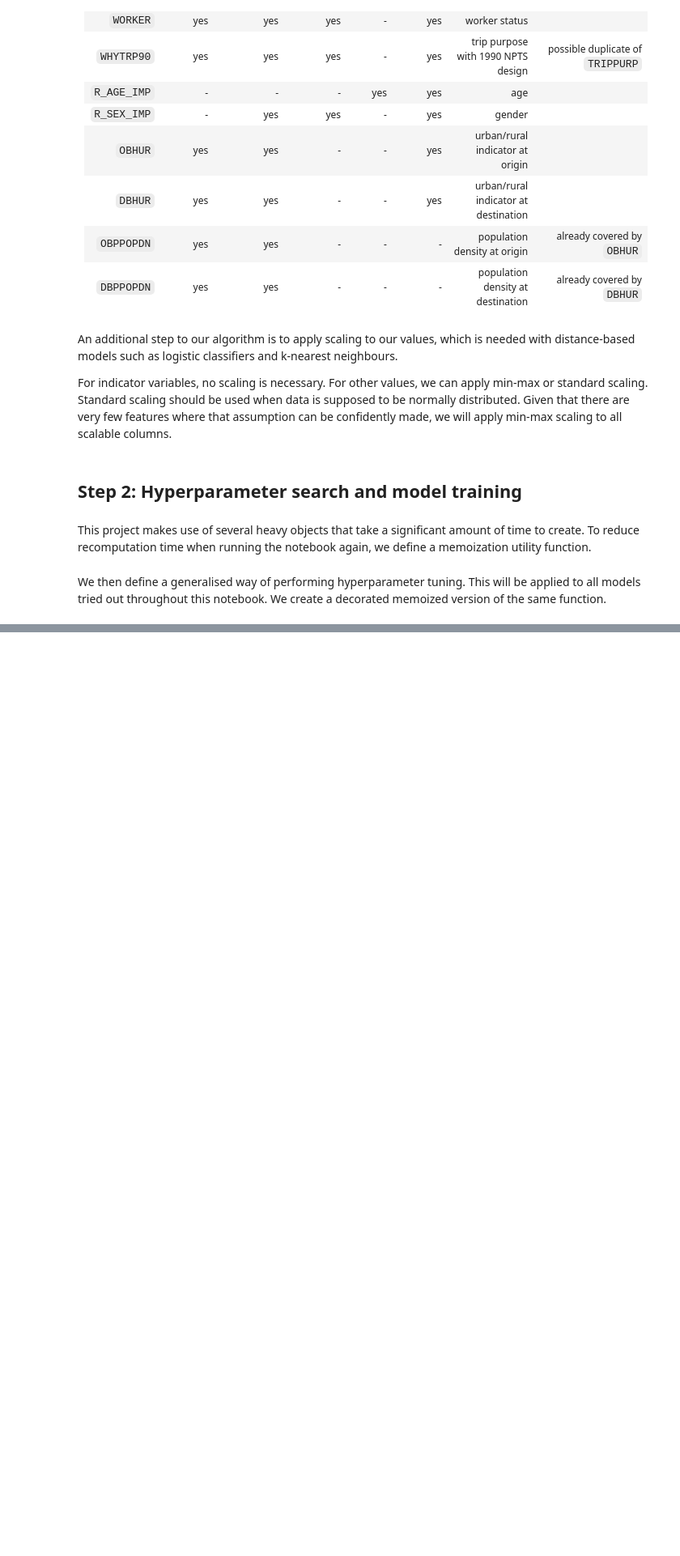
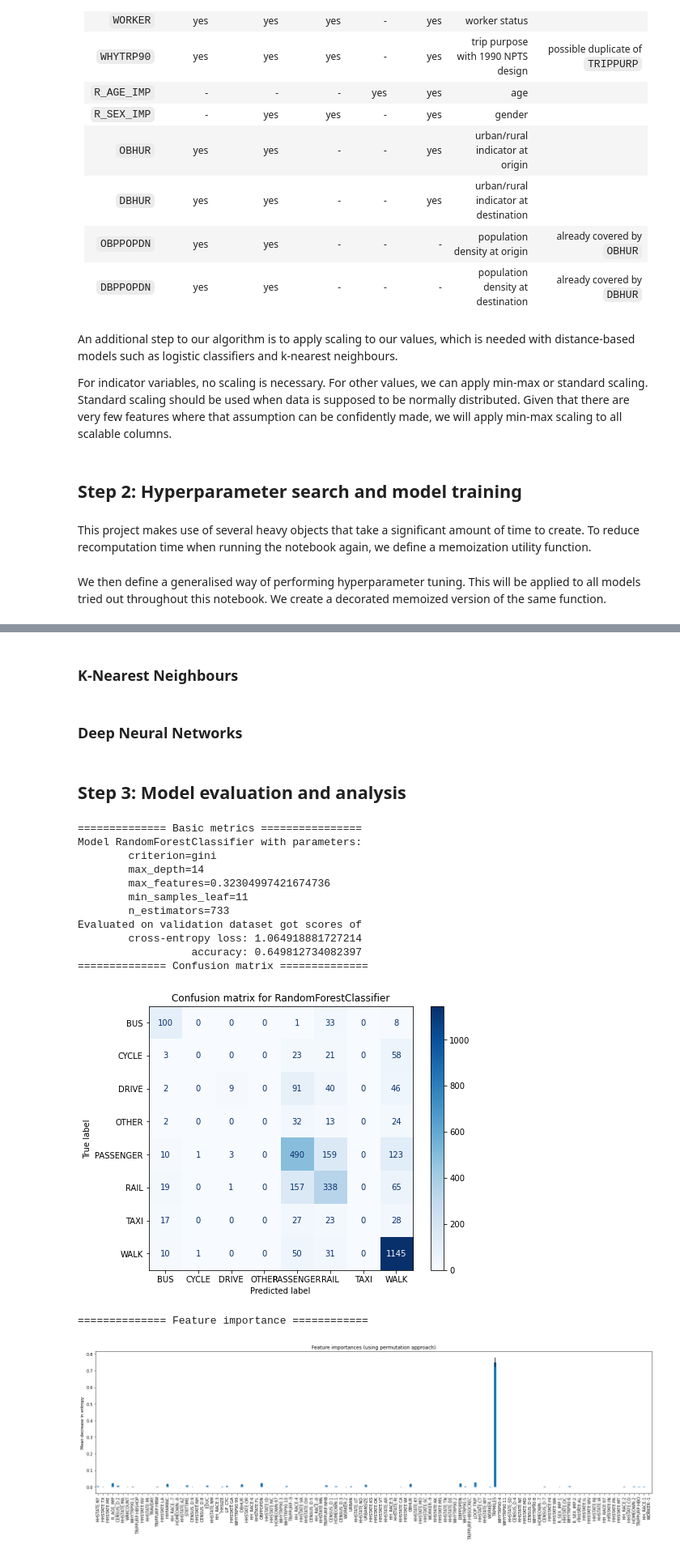
Before and after one commit to bataillard/DAMiT, a Jupyter notebook: ML Mode Choice/Model_NHTS_mode_choice.ipynb, the cells around one changed output, grey strips where cells are left out. Shown: that part at 81% size. Saved outputs shown, nothing was run; the diff lists cells and outputs as text; code cells hidden in the pictures; blank space fills up the shorter version.

Commit message:
revise model evaluation to include validation set, clean code

```diff
--- a/ML Mode Choice/Model_NHTS_mode_choice.ipynb
+++ b/ML Mode Choice/Model_NHTS_mode_choice.ipynb
@@ -319,0 +306,7 @@ X_scaled
+# %%
+print(f"Found best parameters for XGBoost, mean CV score={xgbsearch.best_score_}")
+print(f"Using parameters:")
+for param, value in xgbsearch.best_params_.items():
+    print(f"\t{param}={value}")
+
+best_xgb = memoize("best_xbg", lambda: xgbsearch.best_estimator_.fit(X, y))()
@@ -319,0 +377,13 @@ X_scaled
+# %%
+print(f"Found best parameters for LinearRegression with MinMaxScaling, mean CV score={logsearch.best_score_}")
+print(f"Using parameters:")
+for param, value in logsearch.best_params_.items():
+    print(f"\t{param}={value}")
+
+print(f"\nFound best parameters for LinearRegression with StandardScaling, mean CV score={logstdsearch.best_score_}")
+print(f"Using parameters:")
+for param, value in logstdsearch.best_params_.items():
+    print(f"\t{param}={value}")
+
+best_logreg = memoize("best_logreg", lambda: logsearch.best_estimator_.fit(X, y))()
+best_logreg_std = memoize("best_logregstd", lambda: logstdsearch.best_estimator_.fit(X, y))()
@@ -319,0 +404,15 @@ X_scaled
+# %%
+from sklearn.ensemble import RandomForestClassifier
+
+rf_params = {
+    "n_estimators": randint(100, 1000),
+    "criterion": ["gini", "entropy"],
+    "max_depth": randint(1, 20),
+    "max_features": uniform(0.05, 1),
+    "min_samples_leaf": randint(1, 30),
+}
+
+rf = RandomForestClassifier(random_state=SEED,
+                            n_jobs=-1)
+
+rfsearch = m_hyperparam_search("rf_search", rf, rf_params)
@@ -319,0 +439,7 @@ X_scaled
+# %%
+print(f"Found best parameters for RandomForestClassifier, mean CV score={rfsearch.best_score_}")
+print(f"Using parameters:")
+for param, value in rfsearch.best_params_.items():
+    print(f"\t{param}={value}")
+
+best_rf = memoize("best_rf", lambda: rfsearch.best_estimator_.fit(X, y))()
@@ -319,0 +454,6 @@ X_scaled
+# %% [markdown]
+### K-Nearest Neighbours
+# %% [markdown]
+### Deep Neural Networks
+# %% [markdown]
+## Step 3: Model evaluation and analysis
@@ -319,0 +508,17 @@ X_scaled
+# %%
+evaluate_model("RandomForestClassifier", best_rf, rfsearch)
+# %% [output]
+============== Basic metrics ================
+Model RandomForestClassifier with parameters:
+        criterion=gini
+        max_depth=14
+        max_features=0.32304997421674736
+        min_samples_leaf=11
+        n_estimators=733
+Evaluated on validation dataset got scores of
+        cross-entropy loss: 1.064918881727214
+                  accuracy: 0.649812734082397
+============== Confusion matrix ==============
+[figure, added]
+============== Feature importance ============
+[figure, added]
```
Also changed, not shown: parts of 40 cells of this notebook, 23 other files.
